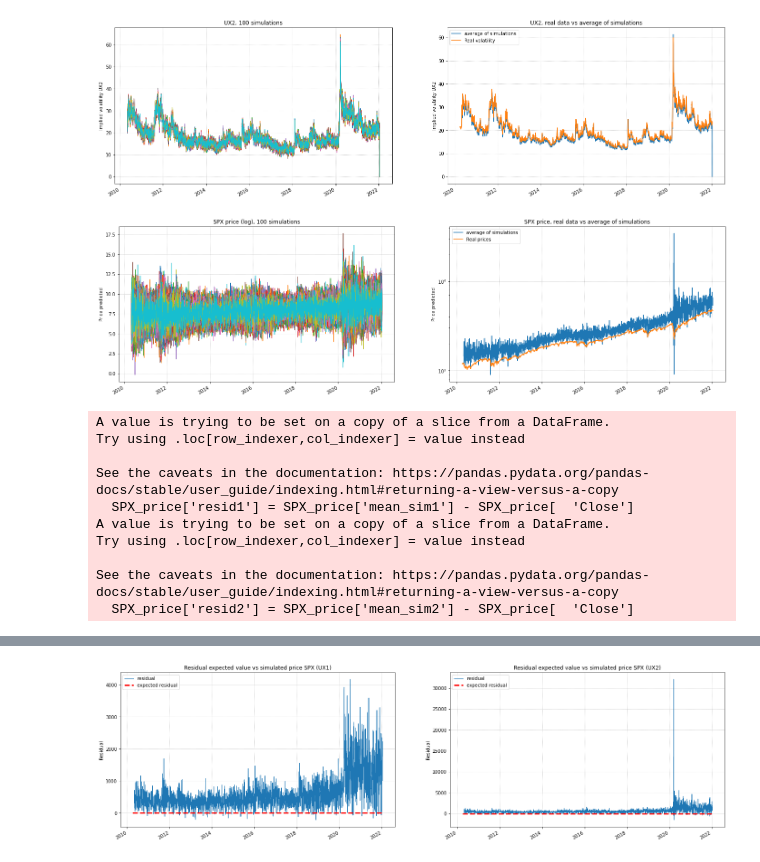
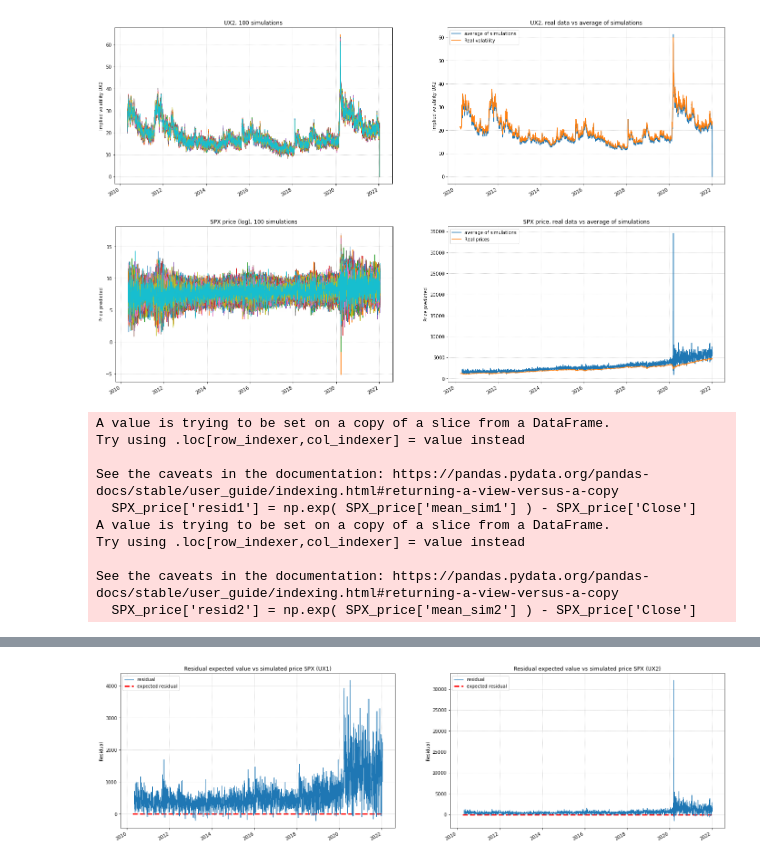
Before and after one commit to aidinattar/Volatility-carry-trading-strategy, a Jupyter notebook: Project.ipynb, the cells around one changed output, grey strips where cells are left out. Drawn from its saved outputs; the diff is of its cells as text; code cells hidden in the pictures.

```diff
--- a/Project.ipynb
+++ b/Project.ipynb
@@ -316,5 +394,8 @@ See the caveats in the documentation: https://pandas.pydata.org/pandas-docs/stab
 # %%
-'''
+vol1    = np.insert( vol1,    0, np.full( ( n, Npaths ), np.nan ), axis=0 )
+vol2    = np.insert( vol2,    0, np.full( ( n, Npaths ), np.nan ), axis=0 )
+prices1 = np.insert( prices1, 0, np.full( ( n, Npaths ), np.nan ), axis=0 )
+prices2 = np.insert( prices2, 0, np.full( ( n, Npaths ), np.nan ), axis=0 )
 
 for k in range(Npaths):
     col_vol  = 'sim_'   + str( k )
@@ -329,5 +410,5 @@ for k in range(Npaths):
 UX1[      'mean_sim' ] = ( UX1.loc[      :, ['sim_'   + str( k ) for k in range( Npaths ) ] ] ).mean( axis=1 )
 UX2[      'mean_sim' ] = ( UX2.loc[      :, ['sim_'   + str( k ) for k in range( Npaths ) ] ] ).mean( axis=1 )
 SPX_price['mean_sim1'] = ( SPX_price.loc[:, ['sim_1_' + str( k ) for k in range( Npaths ) ] ] ).mean( axis=1 )
-SPX_price['mean_sim2'] = ( SPX_price.loc[:, ['sim_2_' + str( k ) for k in range( Npaths ) ] ] ).mean( axis=1 )'''
+SPX_price['mean_sim2'] = ( SPX_price.loc[:, ['sim_2_' + str( k ) for k in range( Npaths ) ] ] ).mean( axis=1 )
 # %% [output]
@@ -337,7 +437,8 @@ fig, ax = plt.subplots( ncols=2, figsize=( 24, 7 ) )
 
 #ax[0].plot(UX1.index, UX1.PX_LAST, lw=2, label='Real volatility')
 for k in range( Npaths ):
-    ax[0].plot( UX1.index, np.sqrt( vol1[:,k] ), label='', lw=1 )
+    col = 'sim_' + str(k)
+    ax[0].plot( UX1.index, UX1[col], label='', lw=1 )
 ax[0].grid( linestyle='dotted' )
 #ax[0].legend(loc='upper left')
 ax[0].set_title ( 'UX1, ' + str( Npaths ) + ' simulations' )
@@ -359,13 +460,14 @@ fig, ax = plt.subplots( ncols=2, figsize=( 24, 7 ) )
 
 #ax[0].plot(UX1.index, UX1.PX_LAST, lw=2, label='Real volatility')
 for k in range( Npaths ):
-    ax[0].plot( SPX_price.index, prices1[:, k], label='', lw=1 )
+    col = 'sim_1_' + str(k)
+    ax[0].plot( SPX_price.index, SPX_price[col], label='', lw=1 )
 ax[0].grid( linestyle='dotted' )
 #ax[0].legend(loc='upper left')
 ax[0].set_title ( 'SPX price (log), ' + str( Npaths ) + ' simulations' )
 ax[0].set_ylabel( 'Price predicted' )
 
-ax[1].plot( SPX_price.index, SPX_price['mean_sim1'], label='average of simulations' )
+ax[1].plot( SPX_price.index, np.exp(SPX_price['mean_sim1']), label='average of simulations' )
 ax[1].plot( SPX_price.index, SPX_price.Close, label='Real prices')
 ax[1].grid( linestyle='dotted')
 ax[1].legend( loc='upper left')
@@ -380,7 +482,8 @@ plt.show()
 fig, ax = plt.subplots(ncols=2, figsize=(24,7))
 
 for k in range(Npaths):
-    ax[0].plot( UX2.index, np.sqrt( vol2[:,k] ), label='', lw=1 )
+    col = 'sim_' + str(k)
+    ax[0].plot(UX2.index, UX2[col], label='', lw=1)
 #ax[0].plot(UX2.index, UX2.PX_LAST, lw=5, label='Real volatility')
 ax[0].grid(linestyle='dotted')
 #ax[0].legend(loc='best')
@@ -401,42 +504,42 @@ plt.show()
 # %%
 fig, ax = plt.subplots( ncols=2, figsize=( 24, 7 ) )
 
 #ax[0].plot(UX1.index, UX1.PX_LAST, lw=2, label='Real volatility')
 for k in range( Npaths ):
-    ax[0].plot( SPX_price.index, prices1[:, k], label='', lw=1 )
+    col = 'sim_2_' + str(k)
+    ax[0].plot( SPX_price.index, SPX_price[col], label='', lw=1 )
 ax[0].grid( linestyle='dotted' )
 #ax[0].legend(loc='upper left')
 ax[0].set_title ( 'SPX price (log), ' + str( Npaths ) + ' simulations' )
 ax[0].set_ylabel( 'Price predicted' )
 
-ax[1].plot( SPX_price.index, SPX_price['mean_sim2'], label='average of simulations' )
+ax[1].plot( SPX_price.index, np.exp(SPX_price['mean_sim2']), label='average of simulations' )
 ax[1].plot( SPX_price.index, SPX_price.Close, label='Real prices')
 ax[1].grid( linestyle='dotted')
 ax[1].legend( loc='upper left')
 ax[1].set_title ( 'SPX price, real data vs average of simulations')
 ax[1].set_ylabel( 'Price predicted')
-ax[1].set_yscale("log")
 
 fig.autofmt_xdate( )
 plt.show()
 # %% [output]
-[figure, old version]
+[figure, new version]
 # %%
-UX1[      'resid' ] =        UX1['mean_sim'] -       UX1['PX_LAST']
-UX2[      'resid' ] =        UX2['mean_sim'] -       UX2['PX_LAST']
-SPX_price['resid1'] = SPX_price['mean_sim1'] - SPX_price[  'Close']
-SPX_price['resid2'] = SPX_price['mean_sim2'] - SPX_price[  'Close']
+UX1[      'resid' ] =               UX1['mean_sim']    - UX1[      'PX_LAST']
+UX2[      'resid' ] =               UX2['mean_sim']    - UX2[      'PX_LAST']
+SPX_price['resid1'] = np.exp( SPX_price['mean_sim1'] ) - SPX_price['Close']
+SPX_price['resid2'] = np.exp( SPX_price['mean_sim2'] ) - SPX_price['Close']
 # %% [output]
 A value is trying to be set on a copy of a slice from a DataFrame.
 Try using .loc[row_indexer,col_indexer] = value instead
 
 See the caveats in the documentation: https://pandas.pydata.org/pandas-docs/stable/user_guide/indexing.html#returning-a-view-versus-a-copy
-  SPX_price['resid1'] = SPX_price['mean_sim1'] - SPX_price[  'Close']
+  SPX_price['resid1'] = np.exp( SPX_price['mean_sim1'] ) - SPX_price['Close']
 A value is trying to be set on a copy of a slice from a DataFrame.
 Try using .loc[row_indexer,col_indexer] = value instead
 
 See the caveats in the documentation: https://pandas.pydata.org/pandas-docs/stable/user_guide/indexing.html#returning-a-view-versus-a-copy
-  SPX_price['resid2'] = SPX_price['mean_sim2'] - SPX_price[  'Close']
+  SPX_price['resid2'] = np.exp( SPX_price['mean_sim2'] ) - SPX_price['Close']
 # %%
 fig, ax = plt.subplots(ncols=2, figsize=(24,7))
 
```
Also changed, not shown: parts of 41 cells of this notebook.
